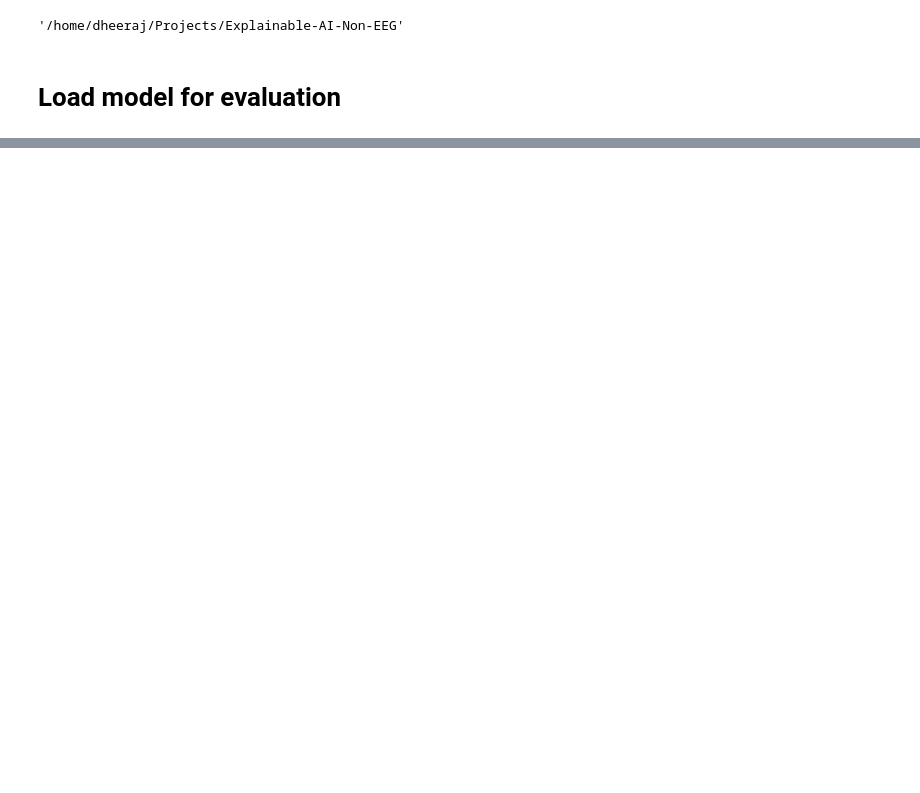
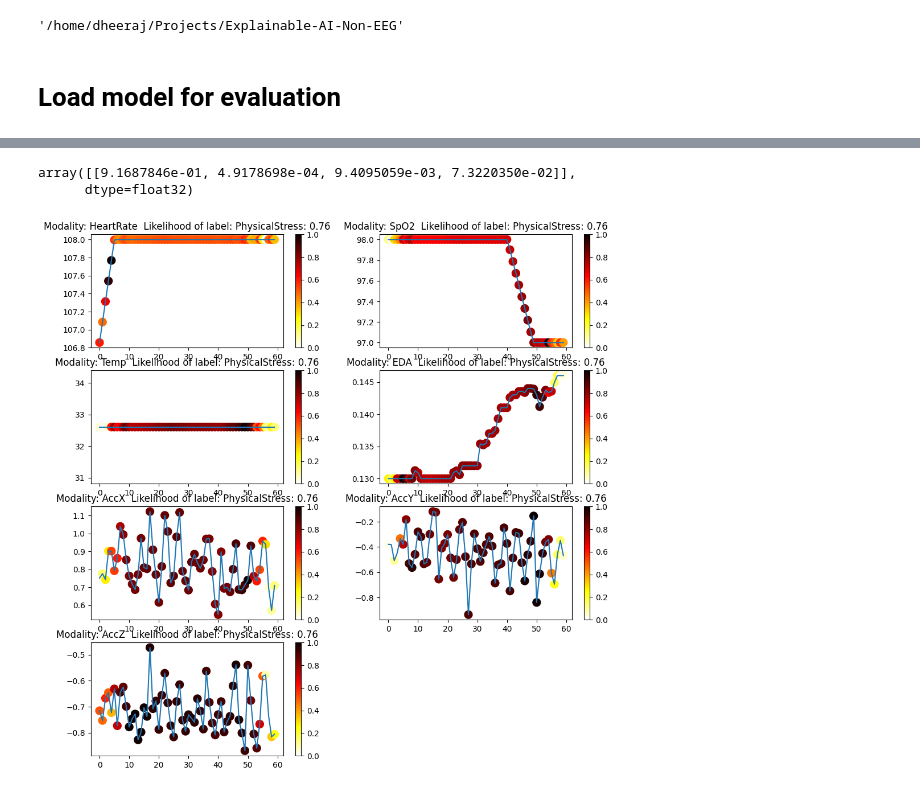
Before and after one commit to dheerajpr97/Explainable-AI-Non-EEG, a Jupyter notebook: notebooks/evaluation.ipynb, the cells around one changed output, grey strips where cells are left out. Cells and saved outputs as stored; diff of their text form; code cells hidden in the pictures; blank space fills up the shorter version.

```diff
--- a/notebooks/evaluation.ipynb
+++ b/notebooks/evaluation.ipynb
@@ -74 +139,4 @@ def evaluate_test_data(test_data, test_labels, model):
+# %%
+train_data_mean = train_data.mean()
+train_data_std = train_data.std()
 # %%
@@ -100,0 +184,33 @@ Accuracy: 50.71428571428571
+# %%
+softmax
+# %% [output]
+array([[9.1687846e-01, 4.9178698e-04, 9.4095059e-03, 7.3220350e-02]],
+      dtype=float32)
+# %%
+a = test_df[4:5]
+x_test = np.array([np.array(xi, dtype='float32') for xi in a['Data'].values[0]])
+x_test = (x_test - train_data_mean) / train_data_std
+x_test = x_test.reshape(x_test.shape + (1,))
+x_test = np.expand_dims(x_test, axis=0)
+last_conv = get_last_conv([x_test])[0]
+softmax = get_softmax([x_test])[0]
+CAM = np.dot(last_conv, softmax_weight)
+x_test = (x_test * train_data_std) + train_data_mean
+
+label_index = 4
+a = 5  # number of rows
+b = 2  # number of columns
+d = 1  # initialize plot counter
+plt.figure(figsize=(12, 15))
+for modal in range(7):
+    c = (CAM - CAM.min(axis=1, keepdims=True)) / (CAM.max(axis=1, keepdims=True) - CAM.min(axis=1, keepdims=True))
+
+    plt.subplot(a, b, d)
+    plt.title(f"Modality: {modals[modal]}  Likelihood of label: {y_test_ori[label_index]}: {softmax[0][int(y_test[label_index])]:.2f}")
+    plt.plot(x_test[0, :, modal]) #.squeeze())
+    plt.scatter(np.arange(len(x_test[0])), x_test[0, :, modal],
+                cmap='hot_r', c=c[0, :, modal, int(y_test[label_index])], s=100)
+    plt.colorbar()
+    d += 1
+# %% [output]
+[figure, added]
```
Also changed, not shown: parts of 25 cells of this notebook, 2 other files.
